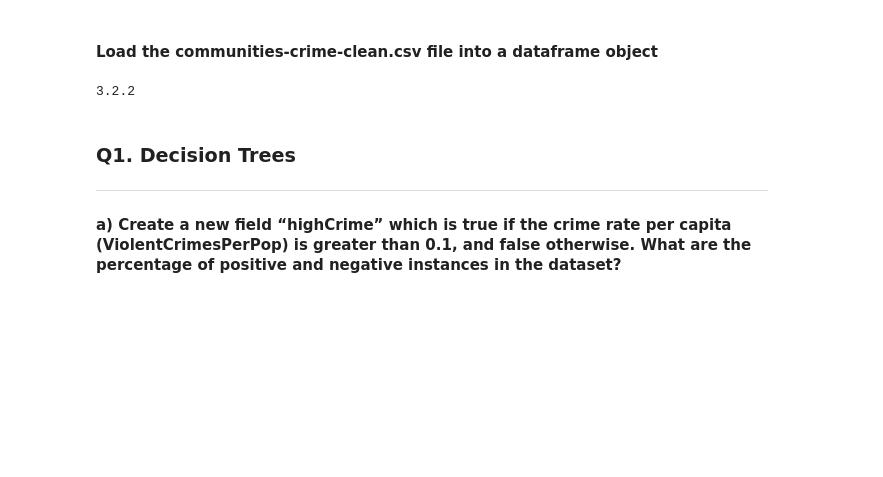
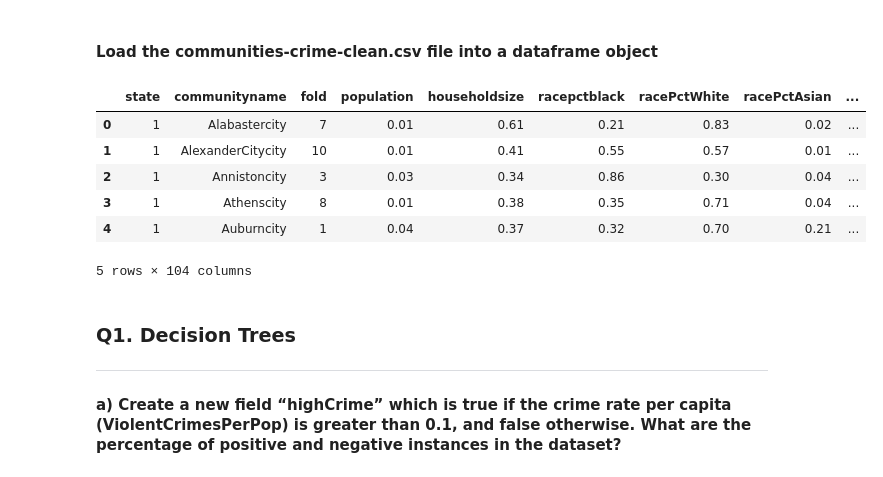
Before and after one commit to adityajadhav/crime-prediction, a Jupyter notebook: crime_prediction.ipynb, the cells around one changed output. Drawn from its saved outputs; the diff is of its cells as text; code cells hidden in the pictures; blank space fills up the shorter version.

```diff
--- a/crime_prediction.ipynb
+++ b/crime_prediction.ipynb
@@ -31,12 +35,16 @@ from sklearn.ensemble import GradientBoostingClassifier
 # %%
 communities_crime_df = pd.read_csv('communities-crime-clean.csv')
 
 # Sanity test we have good data
-#communities_crime_df.head()
-import nltk
-print(nltk.__version__)
+communities_crime_df.head()
 # %% [output]
+|  | state | communityname | fold | population | householdsize | racepctblack | racePctWhite | racePctAsian | ... |
+| 0 | 1 | Alabastercity | 7 | 0.01 | 0.61 | 0.21 | 0.83 | 0.02 | ... |
+| 1 | 1 | AlexanderCitycity | 10 | 0.01 | 0.41 | 0.55 | 0.57 | 0.01 | ... |
+| 2 | 1 | Annistoncity | 3 | 0.03 | 0.34 | 0.86 | 0.30 | 0.04 | ... |
+| 3 | 1 | Athenscity | 8 | 0.01 | 0.38 | 0.35 | 0.71 | 0.04 | ... |
+| 4 | 1 | Auburncity | 1 | 0.04 | 0.37 | 0.32 | 0.70 | 0.21 | ... |
-3.2.2
+5 rows × 104 columns
 # %% [markdown]
 ### Q1. Decision Trees
 ---
```
Also changed, not shown: parts of 33 cells of this notebook.
